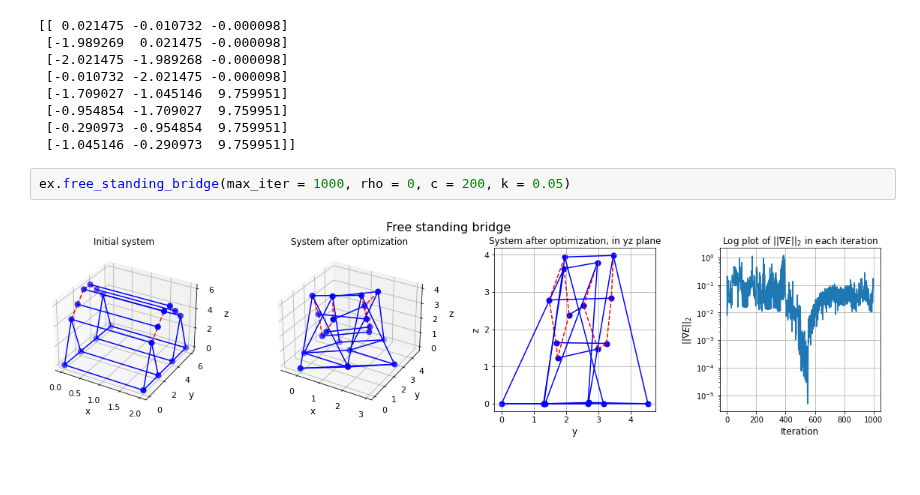
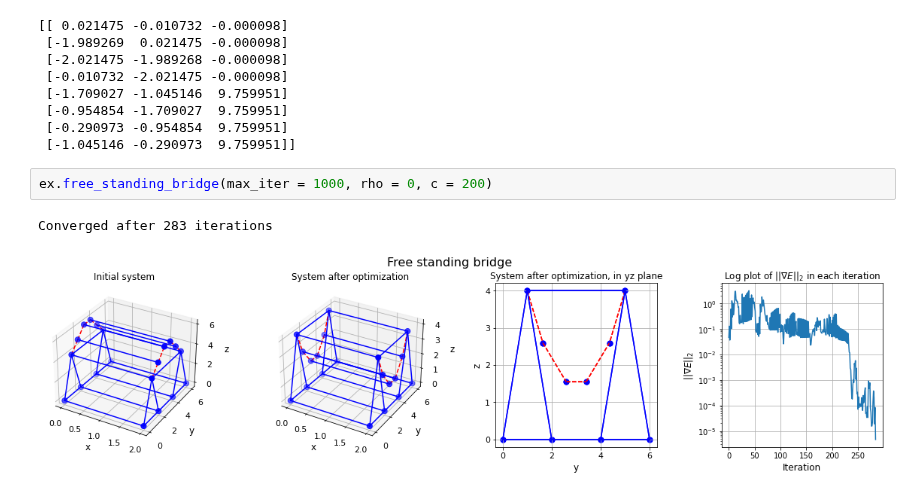
Before and after one commit to aledha/Tensegrity-Structures, a Jupyter notebook: main.ipynb, the cells around one changed output. Cells and saved outputs as stored; diff of their text form.

```diff
--- a/main.ipynb
+++ b/main.ipynb
@@ -61,6 +61,7 @@ Converged after 42 iterations
  [-0.290973 -0.954854  9.759951]
  [-1.045146 -0.290973  9.759951]]
 # %%
-ex.free_standing_bridge(max_iter = 1000, rho = 0, c = 200, k = 0.05)
+ex.free_standing_bridge(max_iter = 1000, rho = 0, c = 200)
 # %% [output]
+Converged after 283 iterations
-[figure, old version]
+[figure, new version]
```
Also changed, not shown: 1 other file.
